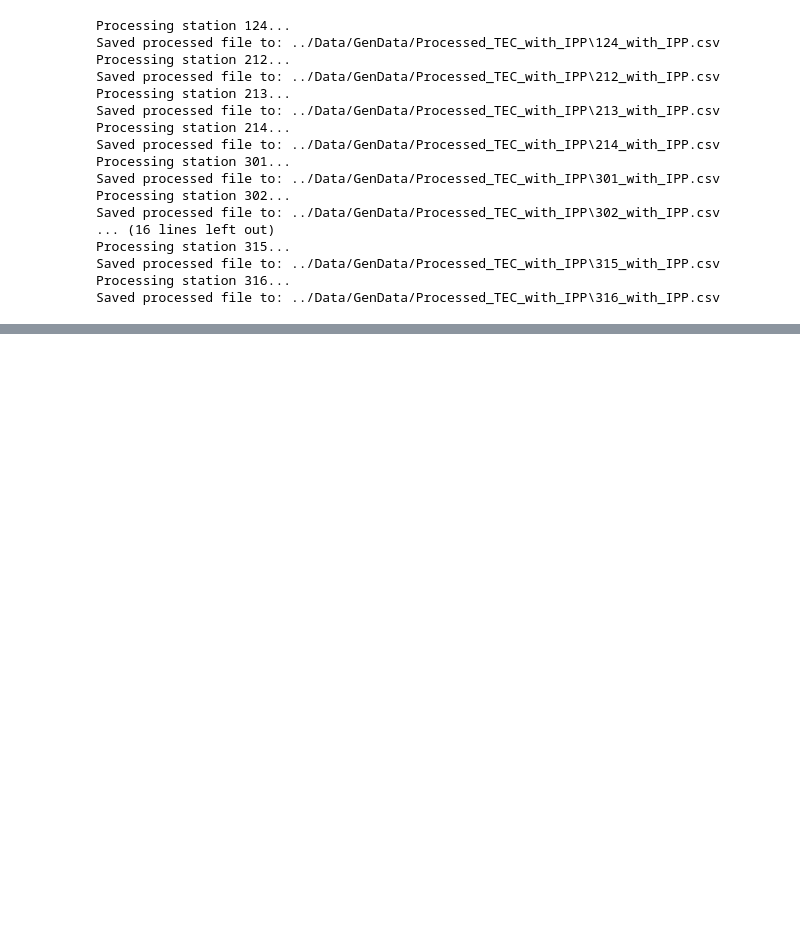
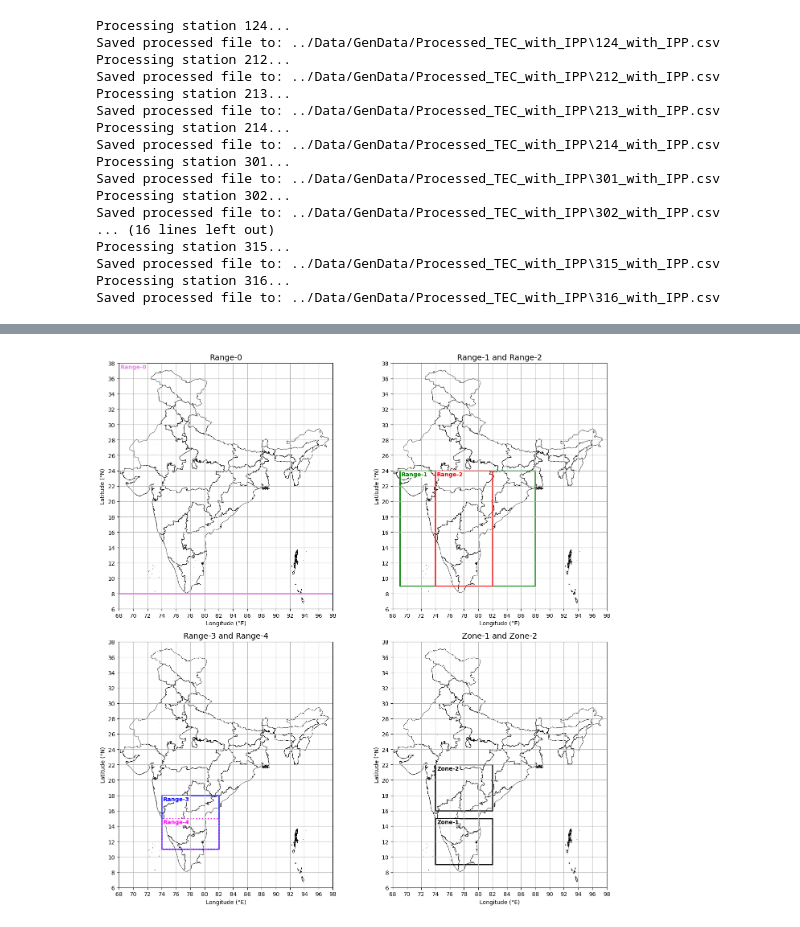
Before and after one commit to shivangichaudhary/TEC_2D_Mapping_Technique, a Jupyter notebook: Notebooks/TEC2D.ipynb, the cells around one changed output, grey strips where cells are left out. Drawn from its saved outputs; the diff is of its cells as text; code cells hidden in the pictures; blank space fills up the shorter version.

```diff
--- a/Notebooks/TEC2D.ipynb
+++ b/Notebooks/TEC2D.ipynb
@@ -237,0 +360,80 @@ Saved processed file to: ../Data/GenData/Processed_TEC_with_IPP\316_with_IPP.csv
+# %%
+import geopandas as gpd
+import matplotlib.pyplot as plt
+from matplotlib.patches import Rectangle
+import matplotlib.ticker as mticker
+
+# Load and reproject the state-level shapefile of India to WGS84
+shapefile_path = "../Data/shapefiles/STATE_BOUNDARY.shp"
+gdf = gpd.read_file(shapefile_path)
+
+# Ensure CRS is WGS84 (lat/lon)
+if gdf.crs is None or gdf.crs.to_epsg() != 4326:
+    gdf = gdf.to_crs(epsg=4326)
+
+# Define bounding boxes: (lon_min, lon_max, lat_min, lat_max)
+regions = {
+    'Range-0': {'bounds': (68, 98, 8, 38), 'color': 'violet'},
+    'Range-1': {'bounds': (69, 88, 9, 24), 'color': 'green'},
+    'Range-2': {'bounds': (74, 82, 9, 24), 'color': 'red'},
+    'Range-3': {'bounds': (74, 82, 11, 18), 'color': 'blue'},
+    'Range-4': {'bounds': (74, 82, 11, 15), 'color': 'magenta', 'linestyle': 'dotted'},
+    'Zone-1':  {'bounds': (74, 82, 9, 15), 'color': 'black'},
+    'Zone-2':  {'bounds': (74, 82, 16, 22), 'color': 'black'},
+}
+
+# Subplot layout
+fig, axs = plt.subplots(2, 2, figsize=(14, 14))
+axs = axs.flatten()
+
+subplot_regions = [
+    ['Range-0'],
+    ['Range-1', 'Range-2'],
+    ['Range-3', 'Range-4'],
+    ['Zone-1', 'Zone-2']
+]
+titles = [
+    "Range-0",
+    "Range-1 and Range-2",
+    "Range-3 and Range-4",
+    "Zone-1 and Zone-2"
+]
+
+for ax, group, title in zip(axs, subplot_regions, titles):
+    # Plot base India map
+    gdf.plot(ax=ax, color='white', edgecolor='black', linewidth=0.5)
+
+    # Plot bounding boxes and labels
+    for region in group:
+        lon_min, lon_max, lat_min, lat_max = regions[region]['bounds']
+        width = lon_max - lon_min
+        height = lat_max - lat_min
+        linestyle = regions[region].get('linestyle', 'solid')
+
+        # Draw rectangle
+        rect = Rectangle((lon_min, lat_min), width, height,
+                         linewidth=2, edgecolor=regions[region]['color'],
+                         facecolor='none', linestyle=linestyle)
+        ax.add_patch(rect)
+
+        # Add label at top-left corner
+        ax.text(lon_min + 0.2, lat_max - 0.7, region,
+                fontsize=10, color=regions[region]['color'],
+                weight='bold', bbox=dict(facecolor='white', edgecolor='none', pad=1))
+
+    # Set axis limits and labels
+    ax.set_xlim(68, 98)
+    ax.set_ylim(6, 38)
+    ax.set_title(title, fontsize=14)
+    ax.set_xlabel("Longitude (°E)")
+    ax.set_ylabel("Latitude (°N)")
+
+    # Mark ticks at every 2 degrees
+    ax.xaxis.set_major_locator(mticker.MultipleLocator(2))
+    ax.yaxis.set_major_locator(mticker.MultipleLocator(2))
+    ax.grid(True)
+
+plt.tight_layout()
+plt.show()
+# %% [output]
+[figure, added]
```
Also changed, not shown: parts of 5 cells of this notebook, 17 other files.
